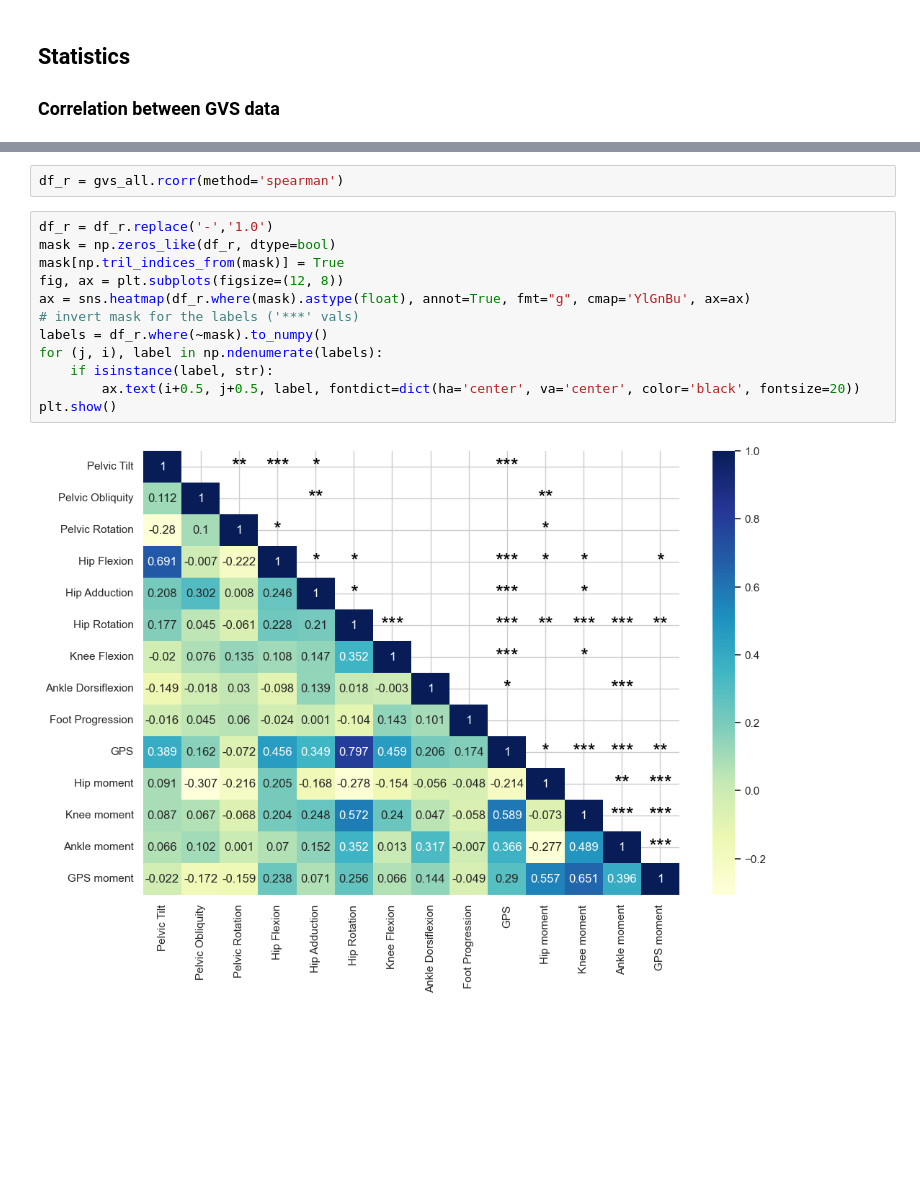
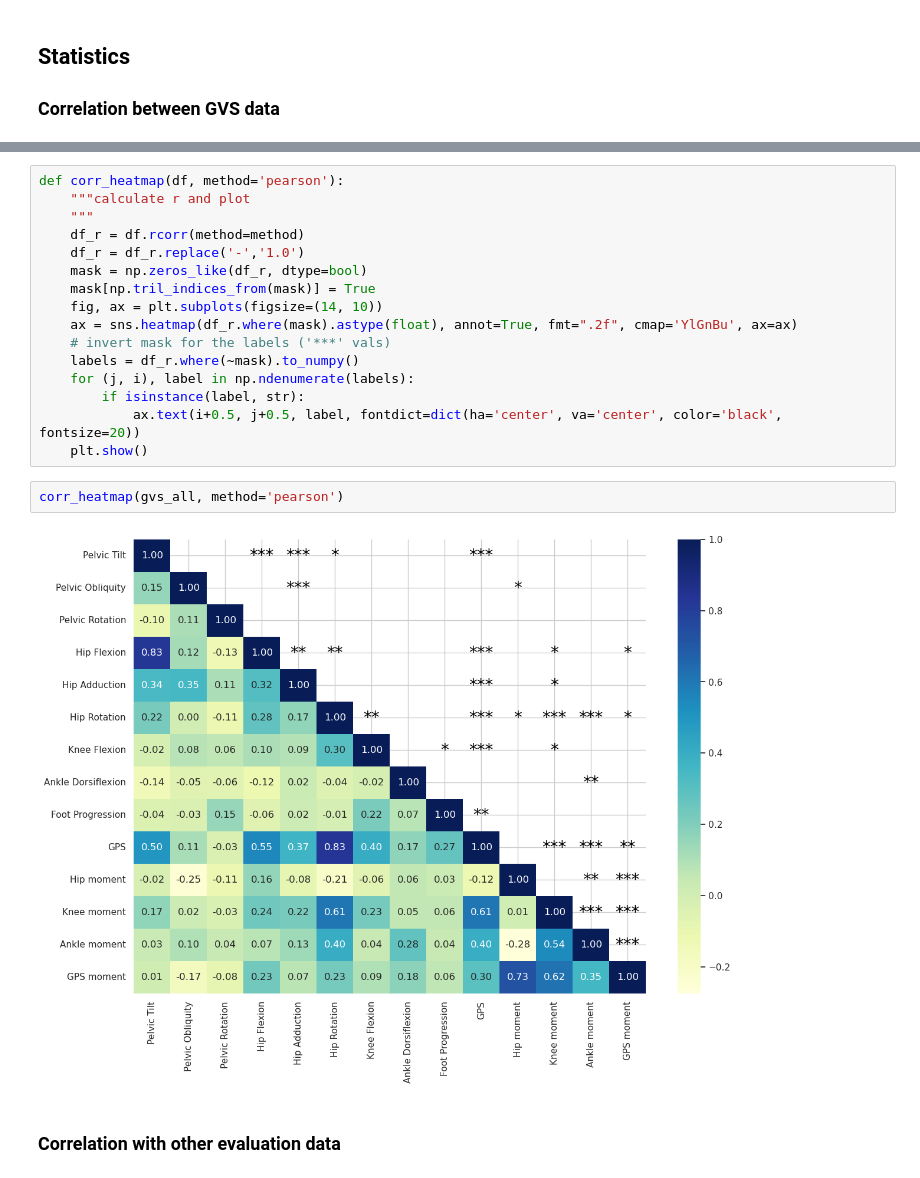
Before and after one commit to demotu/gait_score, a Jupyter notebook: notebooks/gps.ipynb, the cells around one changed output, grey strips where cells are left out. Drawn from its saved outputs; the diff is of its cells as text; blank space fills up the shorter version.

```diff
--- a/notebooks/gps.ipynb
+++ b/notebooks/gps.ipynb
@@ -467,17 +467,23 @@ pg.pairwise_corr(gvs_all, method='spearman')
 91 rows × 9 columns
-# %%
-df_r = gvs_all.rcorr(method='spearman')
 # %%
-df_r = df_r.replace('-','1.0')
-mask = np.zeros_like(df_r, dtype=bool)
-mask[np.tril_indices_from(mask)] = True
-fig, ax = plt.subplots(figsize=(12, 8))
-ax = sns.heatmap(df_r.where(mask).astype(float), annot=True, fmt="g", cmap='YlGnBu', ax=ax)
-# invert mask for the labels ('***' vals)
-labels = df_r.where(~mask).to_numpy()
-for (j, i), label in np.ndenumerate(labels):
-    if isinstance(label, str):
-        ax.text(i+0.5, j+0.5, label, fontdict=dict(ha='center', va='center', color='black', fontsize=20))
-plt.show()
+def corr_heatmap(df, method='pearson'):
+    """calculate r and plot
+    """
+    df_r = df.rcorr(method=method)
+    df_r = df_r.replace('-','1.0')
+    mask = np.zeros_like(df_r, dtype=bool)
+    mask[np.tril_indices_from(mask)] = True
+    fig, ax = plt.subplots(figsize=(14, 10))
+    ax = sns.heatmap(df_r.where(mask).astype(float), annot=True, fmt=".2f", cmap='YlGnBu', ax=ax)
+    # invert mask for the labels ('***' vals)
+    labels = df_r.where(~mask).to_numpy()
+    for (j, i), label in np.ndenumerate(labels):
+        if isinstance(label, str):
+            ax.text(i+0.5, j+0.5, label, fontdict=dict(ha='center', va='center', color='black', fontsize=20))
+    plt.show()
-# %% [output]
-[figure, removed]
+# %%
+corr_heatmap(gvs_all, method='pearson')
+# %% [output]
+[figure, added]
+# %% [markdown]
+### Correlation with other evaluation data
```
Also changed, not shown: parts of 20 cells of this notebook, 7 other files.
